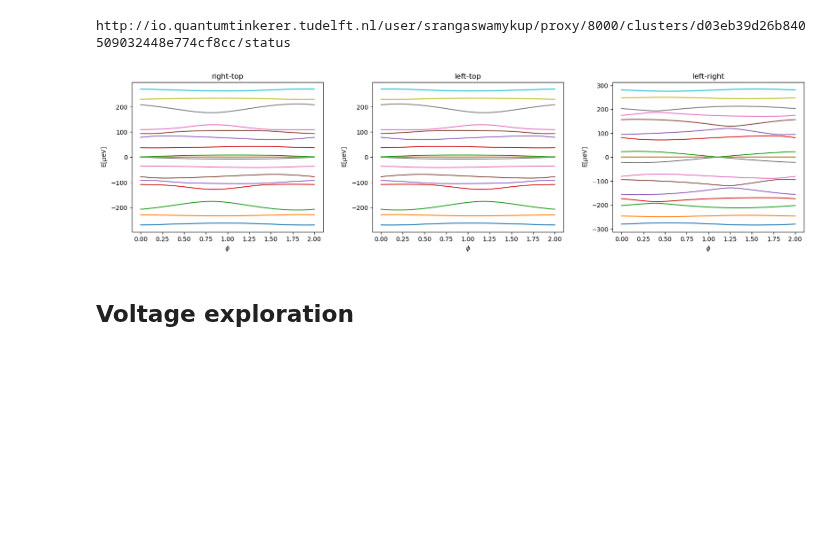
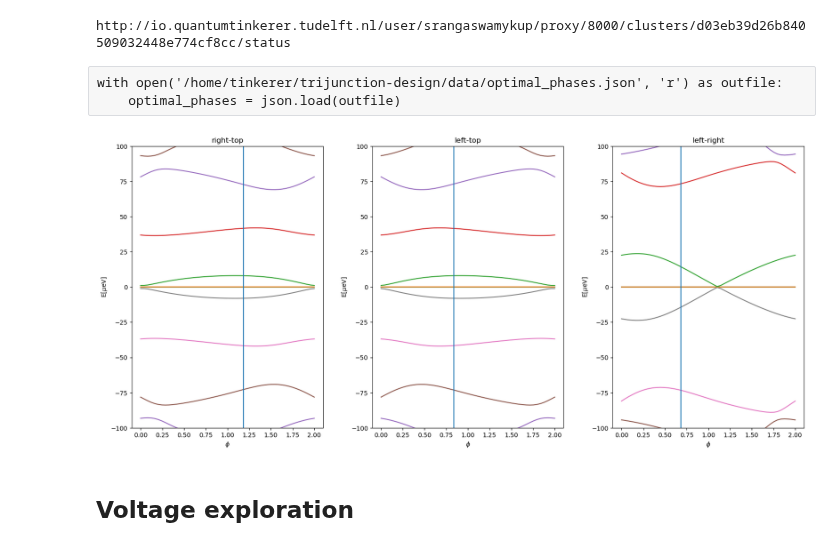
Before and after one commit to Satin21/Trijunction, a Jupyter notebook: analysis/parallel.ipynb, the cells around one changed output. Cells and saved outputs as stored; diff of their text form; code cells hidden in the pictures; blank space fills up the shorter version.

```diff
--- a/analysis/parallel.ipynb
+++ b/analysis/parallel.ipynb
@@ -165,23 +165,27 @@ with Cluster(options) as cluster:
         phase_relations[pair] = client.gather(futures)
 # %% [output]
 http://io.quantumtinkerer.tudelft.nl/user/srangaswamykup/proxy/8000/clusters/d03eb39d26b840509032448e774cf8cc/status
+# %% [raw]
+with open('/home/tinkerer/trijunction-design/data/optimal_phases.json', 'r') as outfile:
+    optimal_phases = json.load(outfile)
 # %%
-fig, axes = plt.subplots(ncols=3, figsize=(16, 4))
+fig, axes = plt.subplots(ncols=3, figsize=(16, 7))
 fig.tight_layout(w_pad=5)
 
 for i, pair in enumerate(pairs):
 
     phase = 1e6*np.array(phase_relations[pair])
 
     axes[i].set_title(pair)
     axes[i].set_xlabel(r'$\phi$')
     axes[i].set_ylabel(r'E[$\mu$eV]')
 
     axes[i].plot(phis/np.pi, phase)
-    # opt_phase = list(list(optimal_phases.values())[i].values())[0]
-    # axes[i].vlines(opt_phase, ymin=-np.max(phase), ymax=np.max(phase))
+    axes[i].set_ylim(-100, 100)
+    opt_phase = optimal_phases[pair]/np.pi
+    axes[i].vlines(opt_phase, ymin=-np.max(phase), ymax=np.max(phase))
 # %% [output]
-[figure, old version]
+[figure, new version]
 # %% [markdown]
 ## Voltage exploration
 # %%
```
Also changed, not shown: 5 other files.
